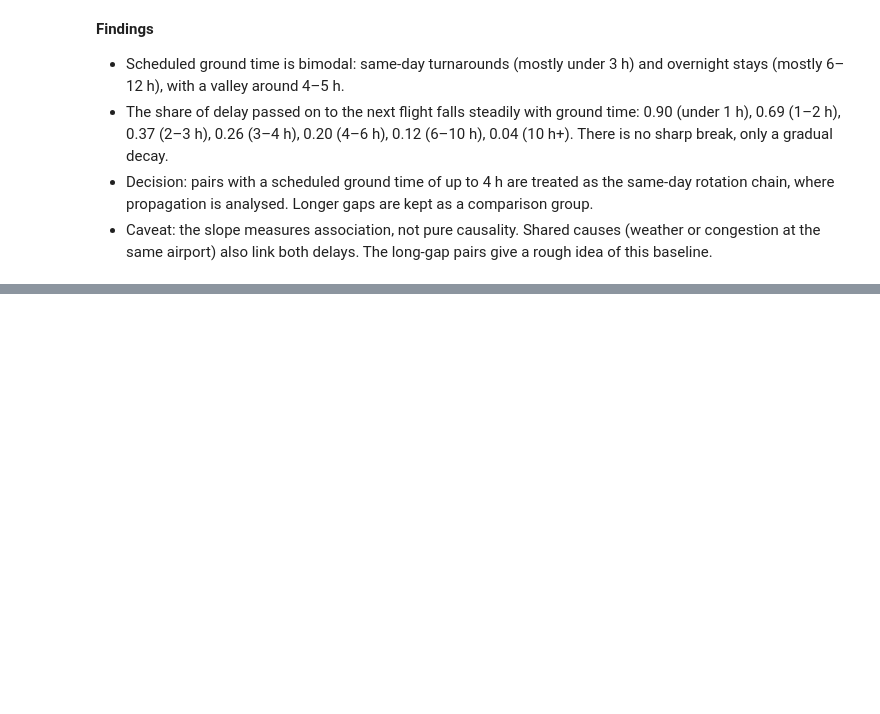
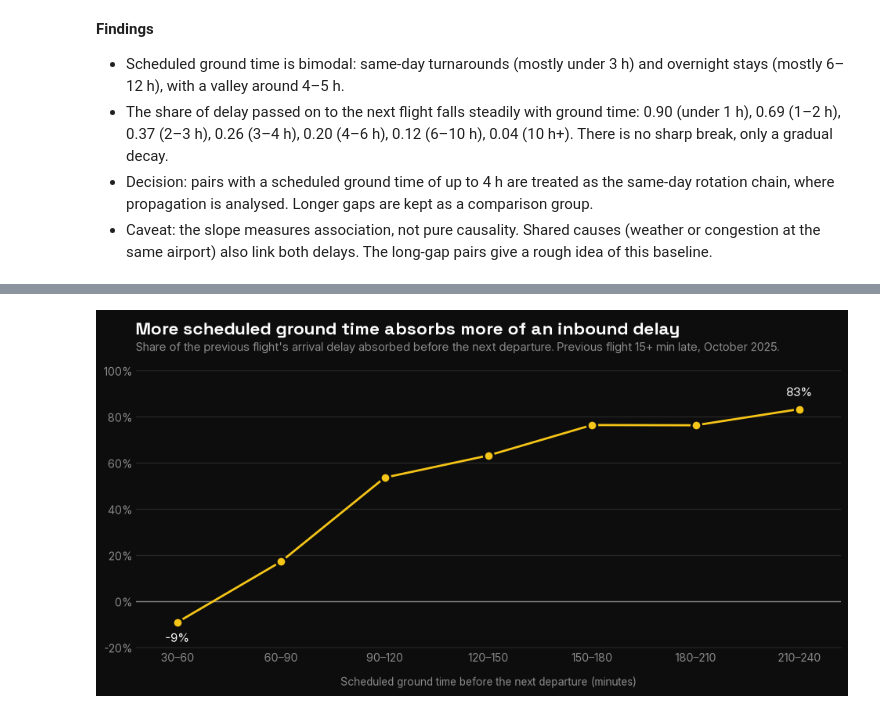
Before and after one commit to xavipena-data/bts-delay-propagation, a Jupyter notebook: notebooks/02_rotations.ipynb, the cells around one changed output, grey strips where cells are left out. Drawn from its saved outputs; the diff is of its cells as text; code cells hidden in the pictures; blank space fills up the shorter version.

```diff
--- a/notebooks/02_rotations.ipynb
+++ b/notebooks/02_rotations.ipynb
@@ -256,0 +284,13 @@ con.sql("""
+# %%
+curve = con.sql("""
+    SELECT
+        (sched_turn_min // 30) * 30                                   AS turn_band_min,
+        count(*)                                                      AS n_pairs,
+        round(avg(prev_arr_delay), 1)                                 AS avg_inherited_min,
+        round(avg(dep_delay), 1)                                      AS avg_dep_delay_min,
+        round(100.0 * sum(absorbed_min) / sum(prev_arr_delay), 1)     AS absorbed_pct
+    FROM late_inbound
+    GROUP BY 1
+    ORDER BY 1
+""").df()
+curve
@@ -256,0 +306,32 @@ con.sql("""
+# %%
+labels = [f"{a}–{a + 30}" for a in curve["turn_band_min"]]
+x = range(len(curve))
+
+fig, ax = plt.subplots(figsize=(10, 5.2))
+ax.axhline(0, color=BRAND["grey"], linewidth=1)
+ax.plot(x, curve["absorbed_pct"], color=BRAND["yellow"], linewidth=2, solid_capstyle="round", solid_joinstyle="round")
+ax.plot(x, curve["absorbed_pct"], linestyle="none", marker="o", markersize=9, markerfacecolor=BRAND["yellow"],
+        markeredgecolor=BRAND["black"], markeredgewidth=2)
+
+first, last = curve["absorbed_pct"].iloc[0], curve["absorbed_pct"].iloc[-1]
+ax.annotate(f"{first:.0f}%", (0, first), textcoords="offset points", xytext=(0, -18), ha="center", color=BRAND["white"], fontsize=11)
+ax.annotate(f"{last:.0f}%", (len(curve) - 1, last), textcoords="offset points", xytext=(0, 12), ha="center", color=BRAND["white"], fontsize=11)
+
+ax.set_xticks(list(x))
+ax.set_xticklabels(labels)
+ax.set_xlim(-0.4, len(curve) - 0.6)
+ax.set_ylim(-20, 100)
+ax.yaxis.set_major_formatter(FuncFormatter(lambda v, _: f"{v:.0f}%"))
+ax.tick_params(length=0)
+ax.set_xlabel("Scheduled ground time before the next departure (minutes)", labelpad=10)
+
+fig.text(0.07, 0.95, "More scheduled ground time absorbs more of an inbound delay", fontsize=16, fontweight="bold",
+         fontfamily=TITLE_FONT, ha="left", va="top")
+fig.text(0.07, 0.895, "Share of the previous flight's arrival delay absorbed before the next departure. Previous flight 15+ min late, October 2025.",
+         fontsize=10.5, color=BRAND["grey"], ha="left", va="top")
+fig.subplots_adjust(left=0.07, right=0.97, top=0.82, bottom=0.14)
+
+fig.savefig(ROOT / "figures" / "absorption_curve.png", dpi=150)
+plt.show()
+# %% [output]
+[figure, added]
```
Also changed, not shown: parts of 11 cells of this notebook.
